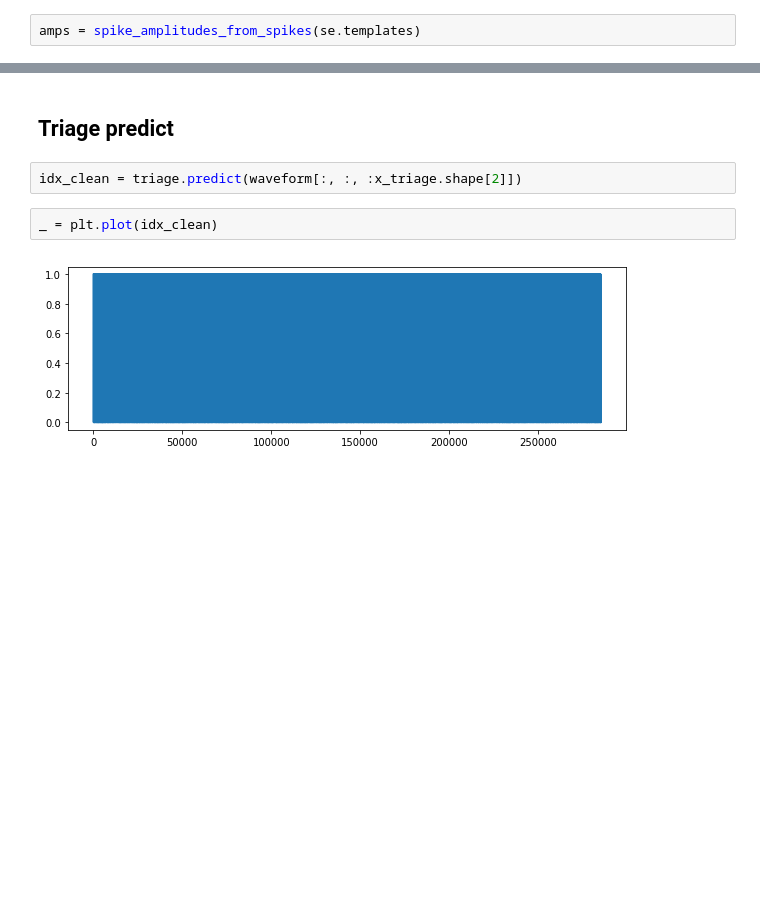
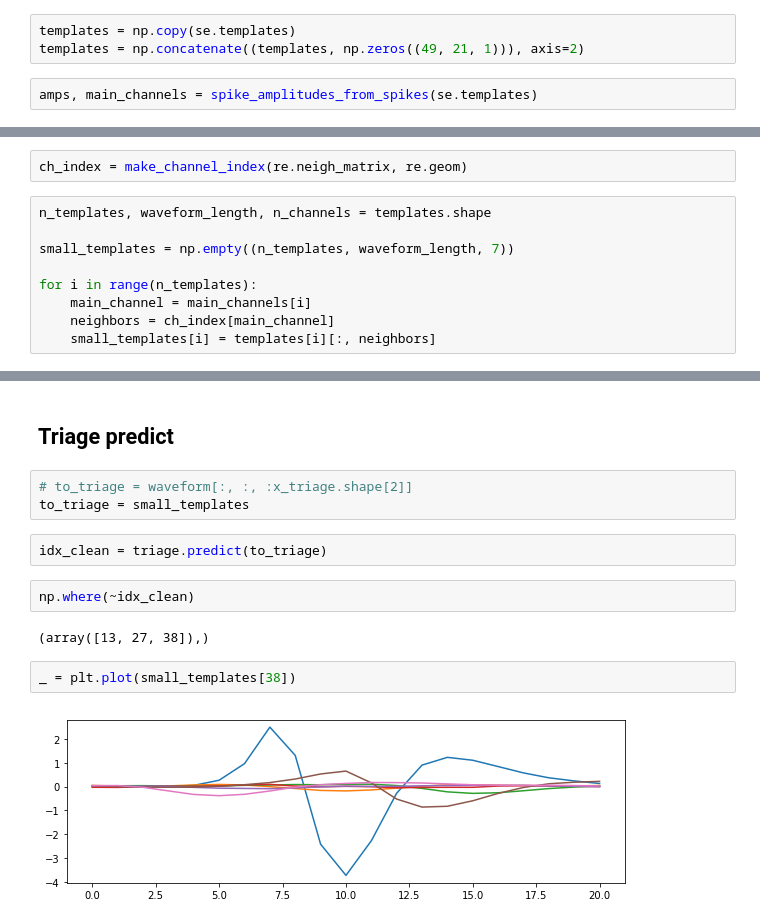
Before and after one commit to edublancas/yass-private, a Jupyter notebook: nnet/new-nnet-module.ipynb, the cells around one changed output, grey strips where cells are left out. Saved outputs shown, nothing was run; the diff lists cells and outputs as text; blank space fills up the shorter version.

```diff
--- a/nnet/new-nnet-module.ipynb
+++ b/nnet/new-nnet-module.ipynb
@@ -76,2 +78,5 @@ def spike_amplitudes_from_spikes(spikes):
+# %%
+templates = np.copy(se.templates)
+templates = np.concatenate((templates, np.zeros((49, 21, 1))), axis=2)
 # %%
-amps = spike_amplitudes_from_spikes(se.templates)
+amps, main_channels = spike_amplitudes_from_spikes(se.templates)
@@ -89,0 +104,11 @@ DEBUG:matplotlib.font_manager:findfont: Matching :family=sans-serif:style=normal
+# %%
+ch_index = make_channel_index(re.neigh_matrix, re.geom)
+# %%
+n_templates, waveform_length, n_channels = templates.shape
+
+small_templates = np.empty((n_templates, waveform_length, 7))
+
+for i in range(n_templates):
+    main_channel = main_channels[i]
+    neighbors = ch_index[main_channel]
+    small_templates[i] = templates[i][:, neighbors]
@@ -228,9 +238,16 @@ _ = plt.plot(proba)
 [figure]
 # %% [markdown]
 ## Triage predict
+# %%
+# to_triage = waveform[:, :, :x_triage.shape[2]]
+to_triage = small_templates
 # %%
-idx_clean = triage.predict(waveform[:, :, :x_triage.shape[2]])
+idx_clean = triage.predict(to_triage)
+# %%
+np.where(~idx_clean)
+# %% [output]
+(array([13, 27, 38]),)
 # %%
-_ = plt.plot(idx_clean)
+_ = plt.plot(small_templates[38])
 # %% [output]
-[figure, old version]
+[figure, new version]
```
Also changed, not shown: parts of 23 cells of this notebook.
